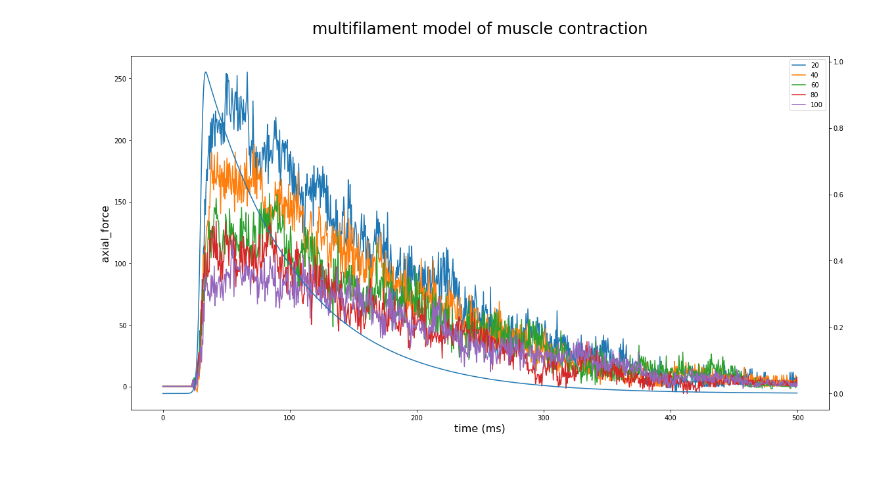
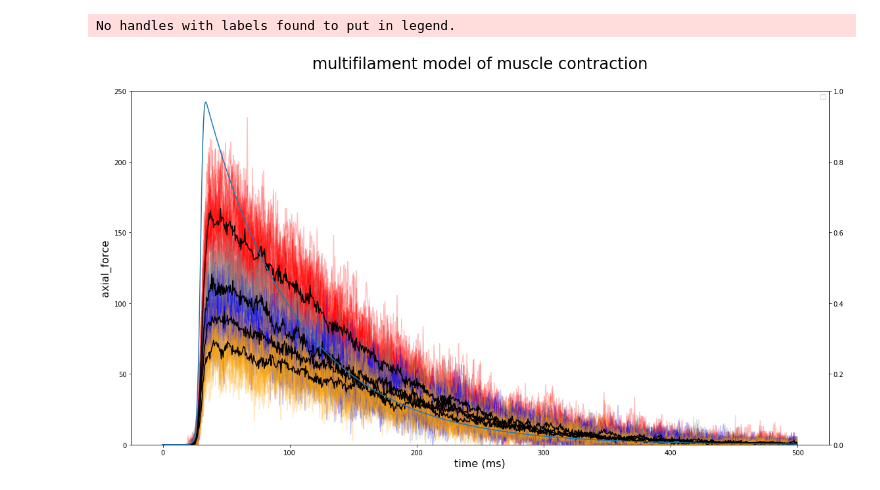
Before and after one commit to travistune3/multifil, a Jupyter notebook: compare_runs.ipynb, the cells around one changed output. Cells and saved outputs as stored; diff of their text form; code cells hidden in the pictures.

```diff
--- a/compare_runs.ipynb
+++ b/compare_runs.ipynb
@@ -3,49 +3,75 @@ import matplotlib.pyplot as plt
 import glob as g
 import json
 # %%
-folder = "_originalTransitionRates"
+folder = "_output"
 fnames = g.glob("../" + folder + "//*.meta.json")
 # %%
 key = "axial_force"
 fs = 16
 
 fig, axes = plt.subplots(figsize=(16, 9))
 
 ensemble = {}
 for fname in fnames:
     try:
         with open(fname, 'r') as metafile:
             meta = json.load(metafile)
         data_fname = fname.split('.meta')[0] + '.data.json'
         with open(data_fname, 'r') as datafile:
             data = json.load(datafile)
-        ensemble[float(meta['comment'])] = [meta, data]
+        stiffness = float(meta['comment'])
+        if stiffness in ensemble.keys():
+            ensemble[stiffness].append([meta, data])
+        else:
+            ensemble[stiffness] = [[meta, data]]
     except FileNotFoundError:
         pass
 
+colors = {20:'red',
+         60:'gray',
+         80:'blue',
+         100:'orange',}
+averages = {}
 for stiffness, files in sorted(ensemble.items()):
-    meta = files[0]
-    data = files[1]
+    avg = None
+    for run in files:
+        meta = run[0]
+        data = run[1]
 
-    time_trace = data['timestep'].copy()
-    for i in range(len(time_trace)):
-        time_trace[i] *= data['timestep_length']
-    axes.plot(time_trace, data[key], label=meta['comment'])
+        time_trace = data['timestep'].copy()
+        for i in range(len(time_trace)):
+            time_trace[i] *= data['timestep_length']
+        axes.plot(time_trace, data[key], label=stiffness, color=colors[stiffness], alpha=0.25)
 
-plt.legend()
+        # update average
+        if avg is None:
+            avg = data[key]
+        else:
+            for i in range(len(avg)):
+                avg[i] += data[key][i]
+    for i in range(len(avg)):
+        avg[i] /= len(files)
+
+    averages.update({stiffness:avg})
+
+for stiffness, avg in averages.items():
+    axes.plot(time_trace, avg, label=stiffness, color='black')
 
 title = "multifilament model of muscle contraction\n"
 plt.title(title, fontsize=fs*1.5)
 plt.xlabel("time (ms)", fontsize=fs)
 plt.ylabel(key, fontsize=fs)
 
+axes.set_ylim(0, 250)
+
 ax2 = plt.twinx()
 ax2.plot(time_trace, data['actin_permissiveness'])
-
-
+ax2.set_ylim(0, 1.0)
+plt.legend()
 plt.tight_layout()
 # %% [output]
+No handles with labels found to put in legend.
-[figure, old version]
+[figure, new version]
 # %%
 fnames = g.glob("../_fixedTransitionRate//*.meta.json")
 # %%
```
Also changed, not shown: parts of 1 cell of this notebook, 11 other files.
